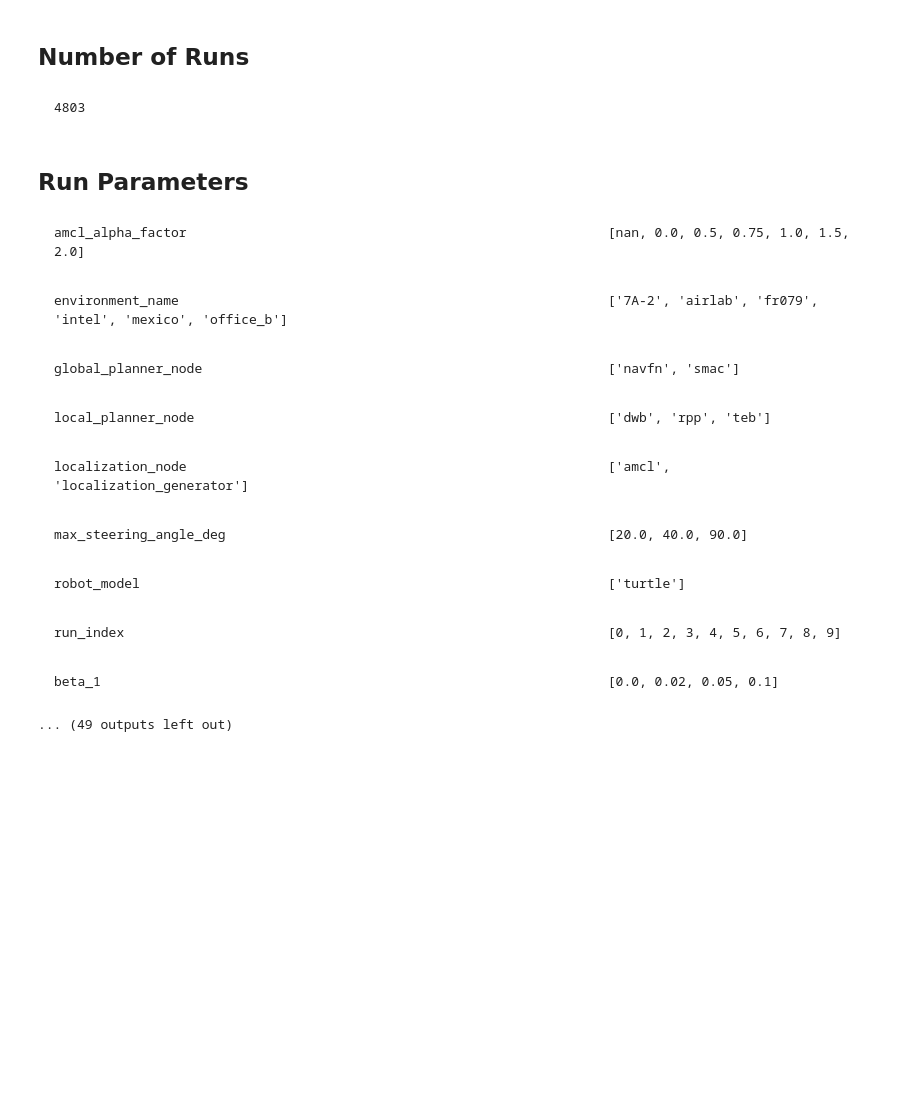
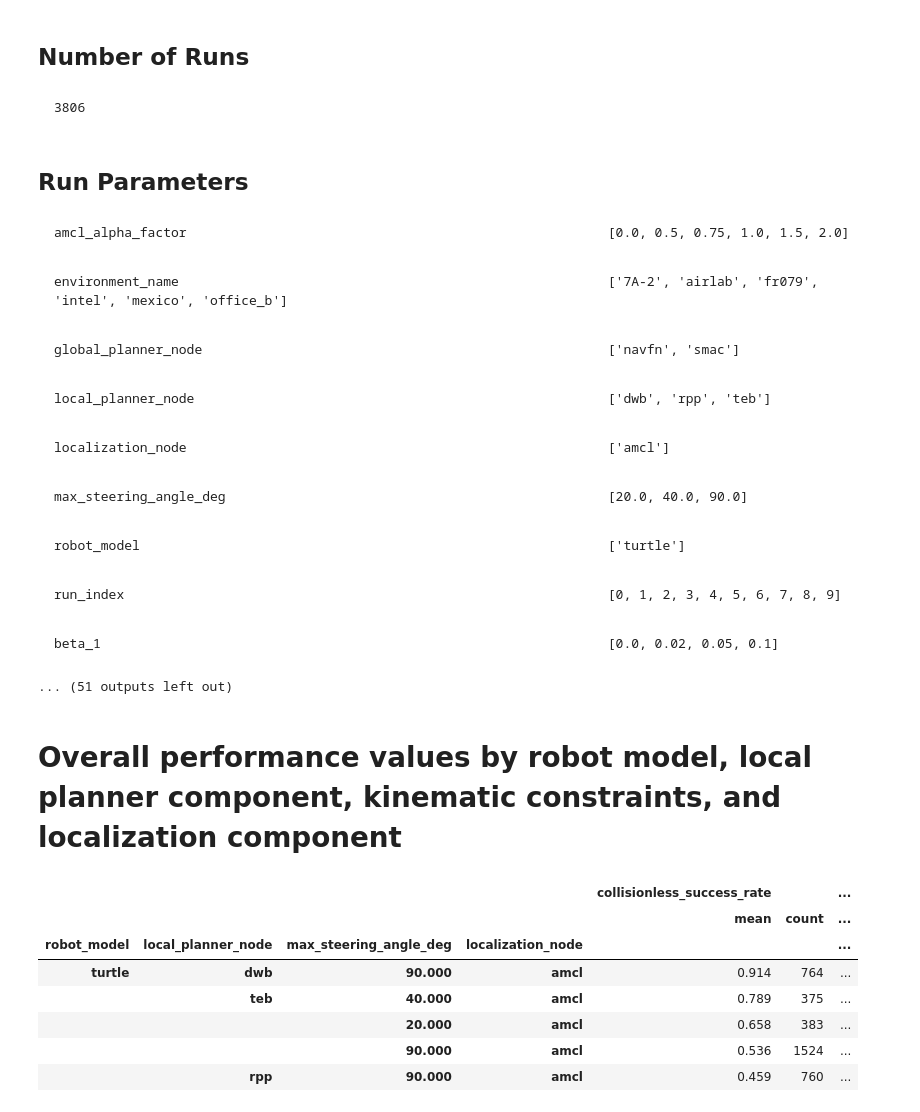
Before and after one commit to AIRLab-POLIMI/local_planning_performance_modelling, a Jupyter notebook: notebooks/paper_plots.ipynb, the cells around one changed output. Saved outputs shown, nothing was run; the diff lists cells and outputs as text; code cells hidden in the pictures; blank space fills up the shorter version.

```diff
--- a/notebooks/paper_plots.ipynb
+++ b/notebooks/paper_plots.ipynb
@@ -98,6 +80,9 @@ df.rename(inplace=True, columns={
 results_info = results_gen_info
 results_info['run_parameter_names'] += [i for i in results_real_info['run_parameter_names'] if i not in results_info['run_parameter_names']]
 
+# TEMP: only consider real localization
+df = df[df.localization_node != 'localization_generator']
+
 # df = df[df.amcl_alpha_factor.notna()]
 
 # turn odometry_error into beta_1..4
@@ -119,17 +104,32 @@ metrics_and_versions = [c for c in list(df.columns) if '_version' in c or c in m
 cpu_time_metrics = [c for c in metrics if 'cpu_time' in c]
 max_memory_metrics = [c for c in metrics if 'max_memory' in c]
 
+# add useful parameters
+df['session_id'] =  df['run_id'].apply(lambda x:  x.split('_')[1]+'_'+x.split('_')[2]+'_'+x.split('_')[3])
+df['run_number'] =  df['run_id'].apply(lambda x:  int(x.split('_')[5]))
+df[max_memory_metrics] = df[max_memory_metrics]/1024**2
+df.max_steering_angle_deg = df.max_steering_angle_deg.fillna(90)
+
 # add metrics from existing ones
 df['average_velocity'] = df['trajectory_length'] / df['execution_time']
 df['collisionless_success_rate'] = df['success_rate'] & (1 - df['collision_rate'])
 metrics += ['average_velocity', 'collisionless_success_rate']
 metrics_and_versions += ['average_velocity', 'collisionless_success_rate']
 
-# add useful parameters
-df['session_id'] =  df['run_id'].apply(lambda x:  x.split('_')[1]+'_'+x.split('_')[2]+'_'+x.split('_')[3])
-df['run_number'] =  df['run_id'].apply(lambda x:  int(x.split('_')[5]))
-df[max_memory_metrics] = df[max_memory_metrics]/1024**2
-df.max_steering_angle_deg = df.max_steering_angle_deg.fillna(90)
+# add aggregated data
+min_trajectory_length_group_df = df.groupby(["environment_name", "run_index", "collisionless_success_rate"])
+for (environment_name, run_index, collisionless_success_rate), group_df in min_trajectory_length_group_df:
+    df.loc[(df.environment_name == environment_name) & (df.run_index == run_index) & (collisionless_success_rate), 'min_trajectory_length'] = group_df.trajectory_length.min()
+df['norm_trajectory_length'] = df.trajectory_length / df.min_trajectory_length
+metrics += ['norm_trajectory_length']
+metrics_and_versions += ['norm_trajectory_length']
+
+min_execution_time_group_df = df.groupby(["environment_name", "run_index", "collisionless_success_rate"])
+for (environment_name, run_index, collisionless_success_rate), group_df in min_execution_time_group_df:
+    df.loc[(df.environment_name == environment_name) & (df.run_index == run_index) & (collisionless_success_rate), 'min_execution_time'] = group_df.execution_time.min()
+df['norm_execution_time'] = df.execution_time / df.min_execution_time
+metrics += ['norm_execution_time']
+metrics_and_versions += ['norm_execution_time']
 
 printmd("## Number of Runs")
 printmd(f"    {len(df.run_id.unique())}")
@@ -150,15 +150,28 @@ for name in metrics_and_versions:
         printmd(f"    {name:<70} min: {df[name].min(skipna=True):10.4g} {'avg':>15}: {df[name].mean(skipna=True):10.4g} {'max':>15}: {df[name].max(skipna=True):10.4g} {'nan':>15}: {sum(df[name].isna()):10.4g}")
 # %% [output]
 ## Number of Runs
-    4803
+    3806
 ## Run Parameters
-    amcl_alpha_factor                                                      [nan, 0.0, 0.5, 0.75, 1.0, 1.5, 2.0]
+    amcl_alpha_factor                                                      [0.0, 0.5, 0.75, 1.0, 1.5, 2.0]
     environment_name                                                       ['7A-2', 'airlab', 'fr079', 'intel', 'mexico', 'office_b']
     global_planner_node                                                    ['navfn', 'smac']
     local_planner_node                                                     ['dwb', 'rpp', 'teb']
-    localization_node                                                      ['amcl', 'localization_generator']
+    localization_node                                                      ['amcl']
     max_steering_angle_deg                                                 [20.0, 40.0, 90.0]
     robot_model                                                            ['turtle']
     run_index                                                              [0, 1, 2, 3, 4, 5, 6, 7, 8, 9]
     beta_1                                                                 [0.0, 0.02, 0.05, 0.1]
-... (49 outputs left out)
+... (51 outputs left out)
+# %%
+printmd("# Overall performance values by robot model, local planner component, kinematic constraints, and localization component")
+df.groupby(['robot_model', 'local_planner_node', 'max_steering_angle_deg', 'localization_node'])[["collisionless_success_rate", "collision_rate", "average_velocity", "norm_trajectory_length", "norm_execution_time"]].agg(['mean', 'count']).sort_values(('collisionless_success_rate', 'mean'), ascending=False)
+# %% [output]
+# Overall performance values by robot model, local planner component, kinematic constraints, and localization component
+|  |  |  |  | collisionless_success_rate |  | ... |
+|  |  |  |  | mean | count | ... |
+| robot_model | local_planner_node | max_steering_angle_deg | localization_node |  |  | ... |
+| turtle | dwb | 90.000 | amcl | 0.914 | 764 | ... |
+|  | teb | 40.000 | amcl | 0.789 | 375 | ... |
+|  |  | 20.000 | amcl | 0.658 | 383 | ... |
+|  |  | 90.000 | amcl | 0.536 | 1524 | ... |
+|  | rpp | 90.000 | amcl | 0.459 | 760 | ... |
```
Also changed, not shown: parts of 7 cells of this notebook.
